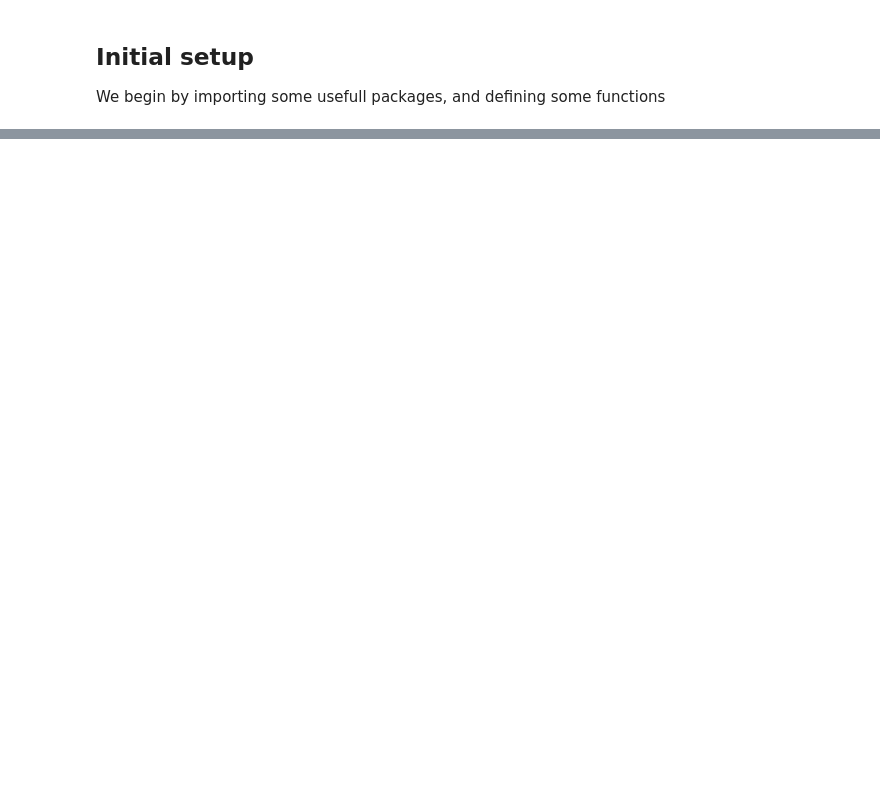
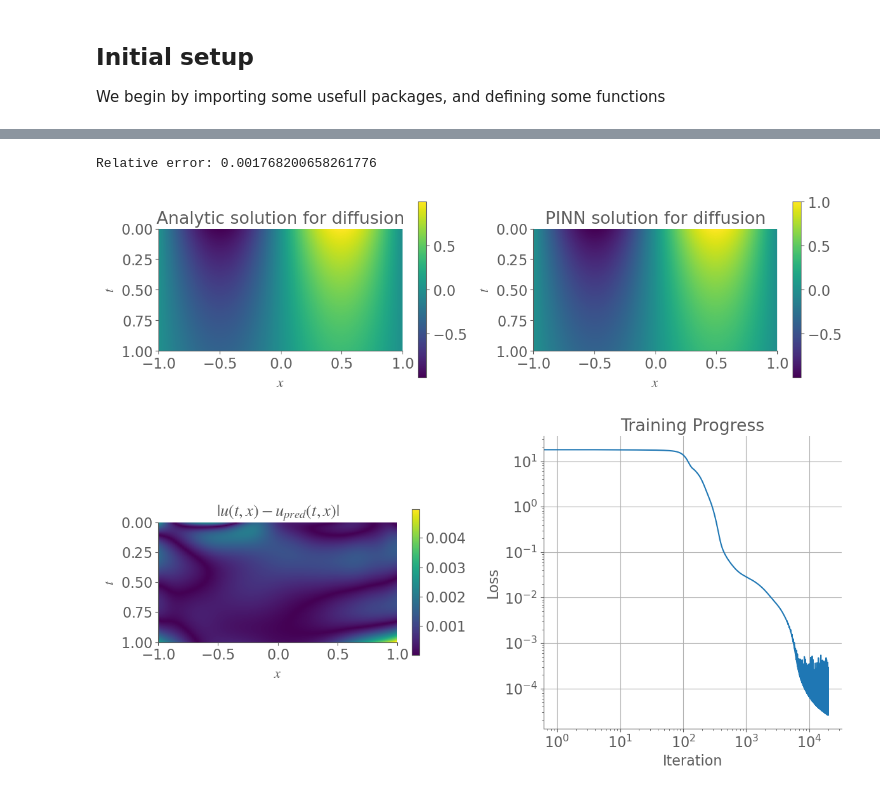
Before and after one commit to dortiz5/ihealth-pinns-workshop, a Jupyter notebook: notebooks/activity2.ipynb, the cells around one changed output, grey strips where cells are left out. Cells and saved outputs as stored; diff of their text form; code cells hidden in the pictures; blank space fills up the shorter version.

```diff
--- a/notebooks/activity2.ipynb
+++ b/notebooks/activity2.ipynb
@@ -56,0 +186,14 @@ warnings.filterwarnings("ignore")
+# %%
+from scipy.stats import qmc
+# LHS sampling strategy
+sampler = qmc.LatinHypercube(d=2)
+sample = sampler.random(n=100)
+
+# lower and upper boundas of the domain
+l_bounds = [-1, 0]
+u_bounds = [ 1, 1]
+domain_xt = qmc.scale(sample, l_bounds, u_bounds)
+
+# torch tensors
+x_ten = torch.tensor(domain_xt[:, 0], requires_grad = True).float().reshape(-1,1)
+t_ten = torch.tensor(domain_xt[:, 1], requires_grad = True).float().reshape(-1,1)
@@ -56,0 +208,7 @@ warnings.filterwarnings("ignore")
+# %%
+torch.manual_seed(123)
+
+# training parameters
+hidden_layers = [2, 10, 10, 10, 1]
+learning_rate = 0.001
+training_iter = 20000
@@ -56,0 +244,9 @@ warnings.filterwarnings("ignore")
+# %%
+# Create an instance of the neural network
+u_pinn = NeuralNetwork(hidden_layers)
+nparams = sum(p.numel() for p in u_pinn.parameters() if p.requires_grad)
+print(f'Number of trainable parameters: {nparams}')
+
+# Define an optimizer (Adam) for training the network
+optimizer = optim.Adam(u_pinn.parameters(), lr=0.001,
+                       betas= (0.9,0.999), eps = 1e-8)
@@ -56,0 +375,15 @@ warnings.filterwarnings("ignore")
+# %%
+
+X_ten = torch.tensor(X).float().reshape(-1, 1)
+T_ten = torch.tensor(T).float().reshape(-1, 1)
+domain_ten = torch.cat([T_ten, X_ten], dim = 1)
+U_pred = u_pinn(domain_ten).reshape(dom_samples,dom_samples)
+
+U_true = torch.tensor(U).float()
+print(f'Relative error: {relative_l2_error(U_pred, U_true)}')
+
+plot_comparison(U, U_pred, loss_values)
+# %% [output]
+Relative error: 0.001768200658261776
+[figure, added]
+[figure, added]
```
Also changed, not shown: parts of 11 cells of this notebook, 3 other files.
